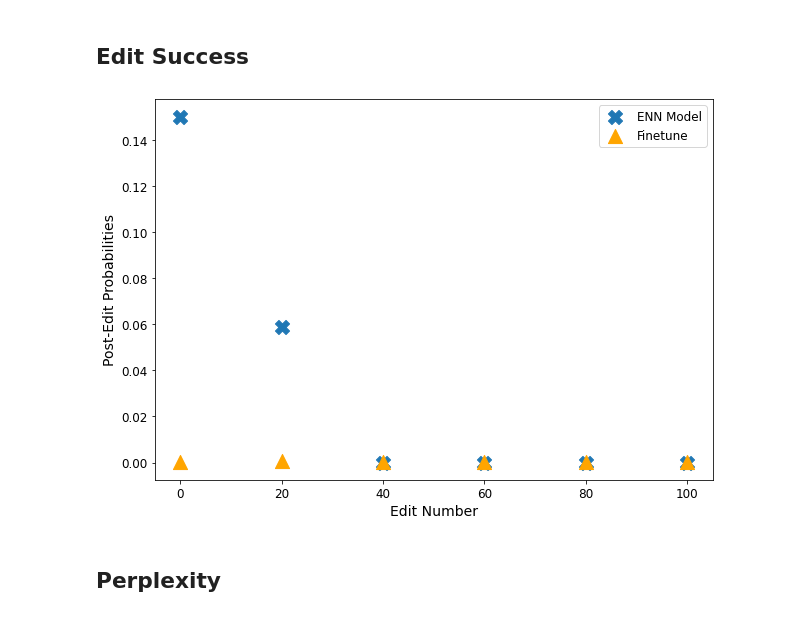
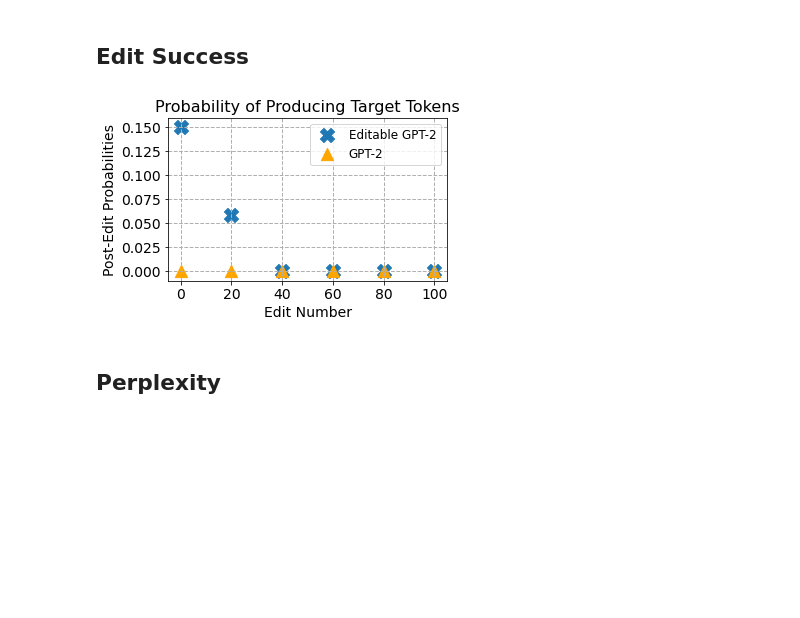
Before and after one commit to spencerbraun/editable_nlp, a Jupyter notebook: plots/Evaluation_Plots.ipynb, the cells around one changed output. Cells and saved outputs as stored; diff of their text form; code cells hidden in the pictures; blank space fills up the shorter version.

Commit message:
edit plots for abstract

```diff
--- a/plots/Evaluation_Plots.ipynb
+++ b/plots/Evaluation_Plots.ipynb
@@ -29,40 +29,42 @@ ax=(
     .reset_index()
     .plot(
         kind='scatter', x="grouping",y="logits",
         marker="X", s=200, figsize=(10,7),
-        label="ENN Model"
+        label="Editable GPT-2"
     )
 )
 
 
 gpt_100['grouping'] = (
     gpt_100
     .edit_number
     .apply(lambda x: int(x /20) * 20)
 )
 (
     gpt_100
     .query('edit_step == 1')
     .groupby("grouping")
     .logits
     .apply(lambda x: np.mean(np.exp(x)))
     .reset_index()
     .plot(
         kind='scatter', x="grouping",y="logits",
-        color='orange', marker="^", s=200, figsize=(10,7),
-        label="Finetune", ax=ax
+        color='orange', marker="^", s=150, figsize=(5,3),
+        label="GPT-2", ax=ax
     )
 )
 
 plt.xlabel("Edit Number", fontsize=14)
-plt.xticks(fontsize=12)
+plt.xticks(fontsize=14)
 plt.ylabel("Post-Edit Probabilities", fontsize=14)
-plt.yticks(fontsize=12)
-plt.title("", fontsize=16)
+plt.yticks(fontsize=14)
+plt.ylim(-0.01,0.16)
+plt.title("Probability of Producing Target Tokens", fontsize=16)
 plt.legend(fontsize=12)
+plt.grid(linestyle='--', linewidth=1)
 plt.savefig('edit_success.png', bbox_inches='tight', facecolor="#ffffff")
 # %% [output]
-[figure, old version]
+[figure, new version]
 # %% [markdown]
 ## Perplexity
 # %%
```
Also changed, not shown: parts of 1 cell of this notebook, 2 other files.
